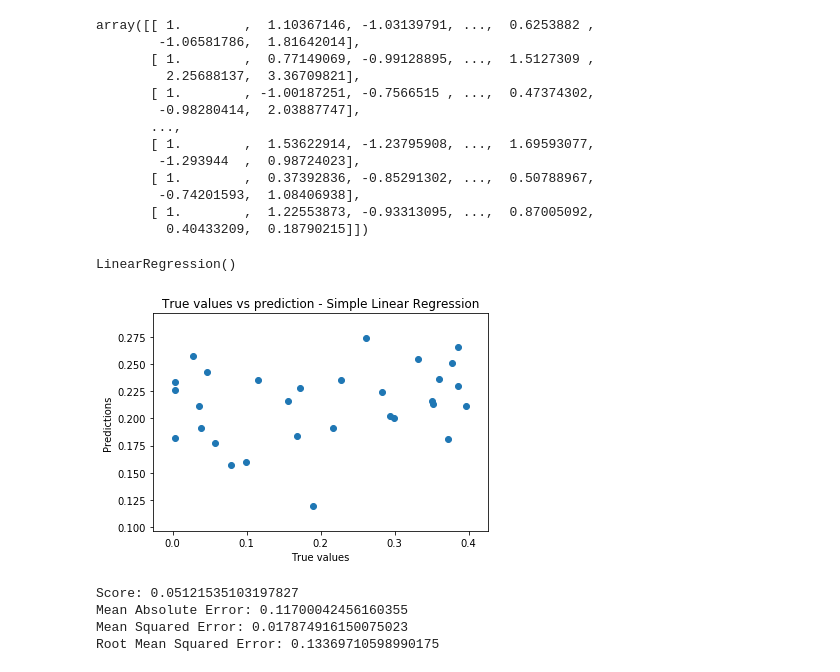
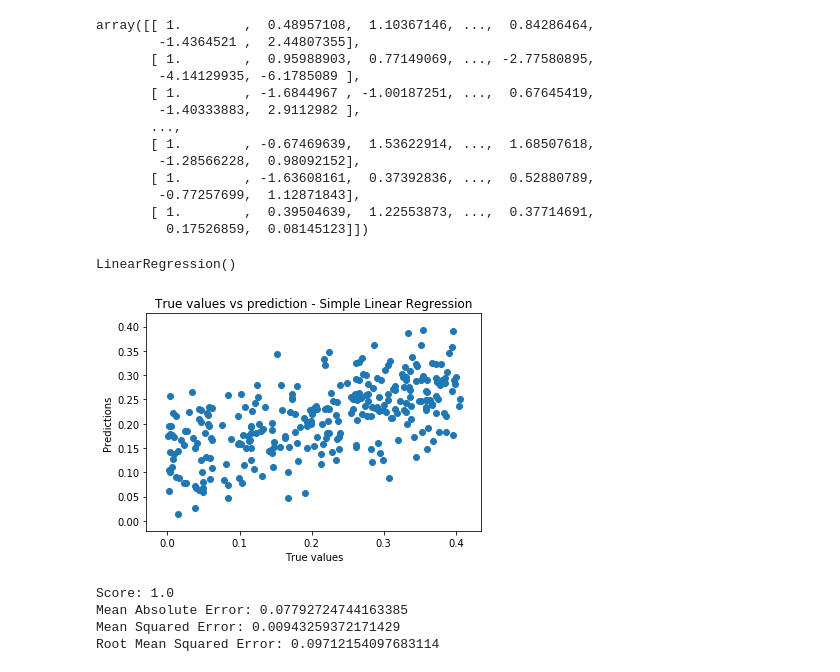
Before and after one commit to Abimbola-ai/Oil-and-gas-pipeline-leakage, a Jupyter notebook: polynomial regression.ipynb, the cells around one changed output. Drawn from its saved outputs; the diff is of its cells as text; code cells hidden in the pictures.

```diff
--- a/polynomial regression.ipynb
+++ b/polynomial regression.ipynb
@@ -23,6 +17,6 @@ df1.head()
 | 3 | 66.97 | 2036.34 | 15.26 | 700.38 | 7795.69 | ... |
 | 4 | 67.21 | 1340.54 | 10.36 | 1209.46 | 123.96 | ... |
 # %%
-X = df1.iloc[:,1:7].values
+X = df1.iloc[:,0:7].values
 y = df1.iloc[:,8].values
 X = StandardScaler().fit_transform(X)
@@ -29,20 +27,24 @@ X = StandardScaler().fit_transform(X)
 # %%
+# Fitting Polynomial Regression to the dataset
+from sklearn.linear_model import LinearRegression
+from sklearn.preprocessing import PolynomialFeatures
+pre_process = PolynomialFeatures(degree=3)
+
 # Transform our x input to 1, x and x^2
-pre_process = PolynomialFeatures(degree=2)
 X_poly = pre_process.fit_transform(X)
 # Show the transformation on the notebook
 X_poly
 # %% [output]
-array([[ 1.        ,  1.10367146, -1.03139791, ...,  0.6253882 ,
-        -1.06581786,  1.81642014],
-       [ 1.        ,  0.77149069, -0.99128895, ...,  1.5127309 ,
-         2.25688137,  3.36709821],
-       [ 1.        , -1.00187251, -0.7566515 , ...,  0.47374302,
-        -0.98280414,  2.03887747],
+array([[ 1.        ,  0.48957108,  1.10367146, ...,  0.84286464,
+        -1.4364521 ,  2.44807355],
+       [ 1.        ,  0.95988903,  0.77149069, ..., -2.77580895,
+        -4.14129935, -6.1785089 ],
+       [ 1.        , -1.6844967 , -1.00187251, ...,  0.67645419,
+        -1.40333883,  2.9112982 ],
        ...,
-       [ 1.        ,  1.53622914, -1.23795908, ...,  1.69593077,
-        -1.293944  ,  0.98724023],
-       [ 1.        ,  0.37392836, -0.85291302, ...,  0.50788967,
-        -0.74201593,  1.08406938],
-       [ 1.        ,  1.22553873, -0.93313095, ...,  0.87005092,
-         0.40433209,  0.18790215]])
+       [ 1.        , -0.67469639,  1.53622914, ...,  1.68507618,
+        -1.28566228,  0.98092152],
+       [ 1.        , -1.63608161,  0.37392836, ...,  0.52880789,
+        -0.77257699,  1.12871843],
+       [ 1.        ,  0.39504639,  1.22553873, ...,  0.37714691,
+         0.17526859,  0.08145123]])
@@ -53,6 +51,5 @@ X_train, X_test, y_train, y_test = train_test_split(X_poly, y, test_size=0.1, ra
 # %%
 model = LinearRegression()
-model.fit(X_train,y_train)
-#model.fit(X_poly,y)
+model.fit(X_poly,y)
 # %% [output]
 LinearRegression()
@@ -63,19 +56,22 @@ y_pred = model.predict(X_test)
+# %%
+y_pred = model.predict(X_poly)
 # %%
 #To make predictions on the test data
 plt.title('True values vs prediction - Simple Linear Regression')
-plt.scatter(y_test, y_pred)
+plt.scatter(y, y_pred)
 plt.xlabel("True values")
 plt.ylabel("Predictions")
 plt.show()
 # %% [output]
-[figure, old version]
+[figure, new version]
 # %%
-print("Score:", model.score(X_test,y_test))
-print('Mean Absolute Error:', metrics.mean_absolute_error(y_test, y_pred))
-print('Mean Squared Error:', metrics.mean_squared_error(y_test, y_pred))
-print('Root Mean Squared Error:', np.sqrt(metrics.mean_squared_error(y_test, y_pred)))
+print("Score:", model.score(X_poly, y_pred))
+from sklearn import metrics
+print('Mean Absolute Error:', metrics.mean_absolute_error(y, y_pred))
+print('Mean Squared Error:', metrics.mean_squared_error(y, y_pred))
+print('Root Mean Squared Error:', np.sqrt(metrics.mean_squared_error(y, y_pred)))
 # %% [output]
-Score: 0.05121535103197827
-Mean Absolute Error: 0.11700042456160355
-Mean Squared Error: 0.017874916150075023
-Root Mean Squared Error: 0.13369710598990175
+Score: 1.0
+Mean Absolute Error: 0.07792724744163385
+Mean Squared Error: 0.00943259372171429
+Root Mean Squared Error: 0.09712154097683114
```
Also changed, not shown: parts of 20 cells of this notebook, 3 other files.
